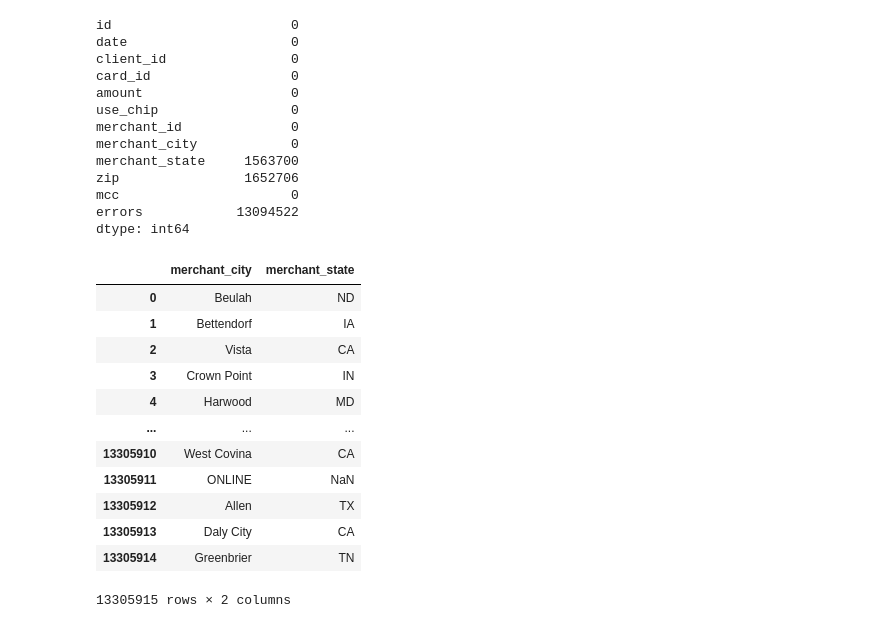
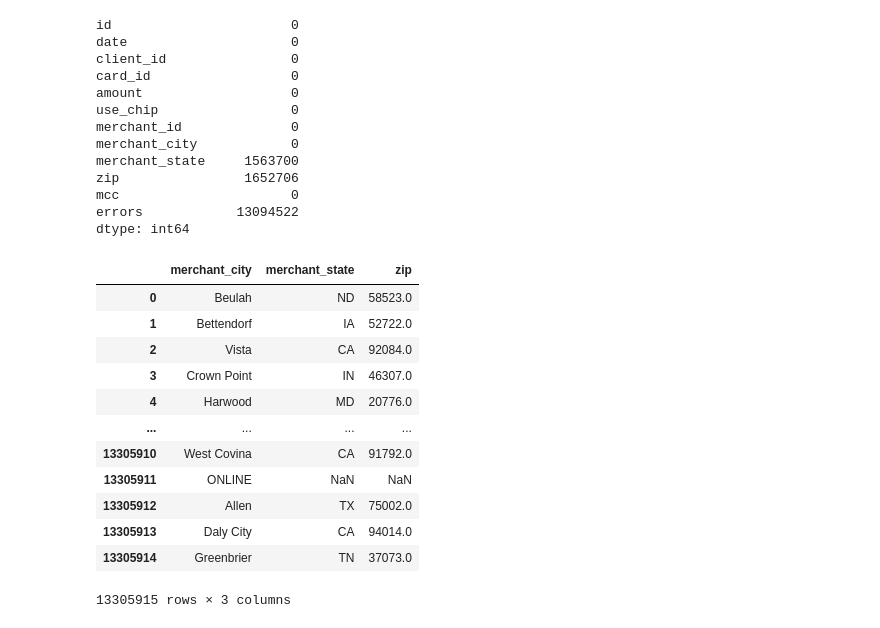
Before and after one commit to JoaoBaganha/Transacoes_Financeiras_Globais, a Jupyter notebook: tratatamento_transacoes_globais.ipynb, the cells around one changed output. Cells and saved outputs as stored; diff of their text form; code cells hidden in the pictures.

```diff
--- a/tratatamento_transacoes_globais.ipynb
+++ b/tratatamento_transacoes_globais.ipynb
@@ -91,19 +173,19 @@ mcc                      0
 errors            13094522
 dtype: int64
 # %%
-df_transacoes_cidade_estado = df_transacoes[['merchant_city', 'merchant_state']]
-df_transacoes_cidade_estado
+df_transacoes_cidade_estado_zip = df_transacoes[['merchant_city', 'merchant_state', 'zip']]
+df_transacoes_cidade_estado_zip
 # %% [output]
-|  | merchant_city | merchant_state |
-| 0 | Beulah | ND |
-| 1 | Bettendorf | IA |
-| 2 | Vista | CA |
-| 3 | Crown Point | IN |
-| 4 | Harwood | MD |
-| ... | ... | ... |
-| 13305910 | West Covina | CA |
-| 13305911 | ONLINE | NaN |
-| 13305912 | Allen | TX |
-| 13305913 | Daly City | CA |
-| 13305914 | Greenbrier | TN |
+|  | merchant_city | merchant_state | zip |
+| 0 | Beulah | ND | 58523.0 |
+| 1 | Bettendorf | IA | 52722.0 |
+| 2 | Vista | CA | 92084.0 |
+| 3 | Crown Point | IN | 46307.0 |
+| 4 | Harwood | MD | 20776.0 |
+| ... | ... | ... | ... |
+| 13305910 | West Covina | CA | 91792.0 |
+| 13305911 | ONLINE | NaN | NaN |
+| 13305912 | Allen | TX | 75002.0 |
+| 13305913 | Daly City | CA | 94014.0 |
+| 13305914 | Greenbrier | TN | 37073.0 |
-13305915 rows × 2 columns
+13305915 rows × 3 columns
```
Also changed, not shown: parts of 13 cells of this notebook.
